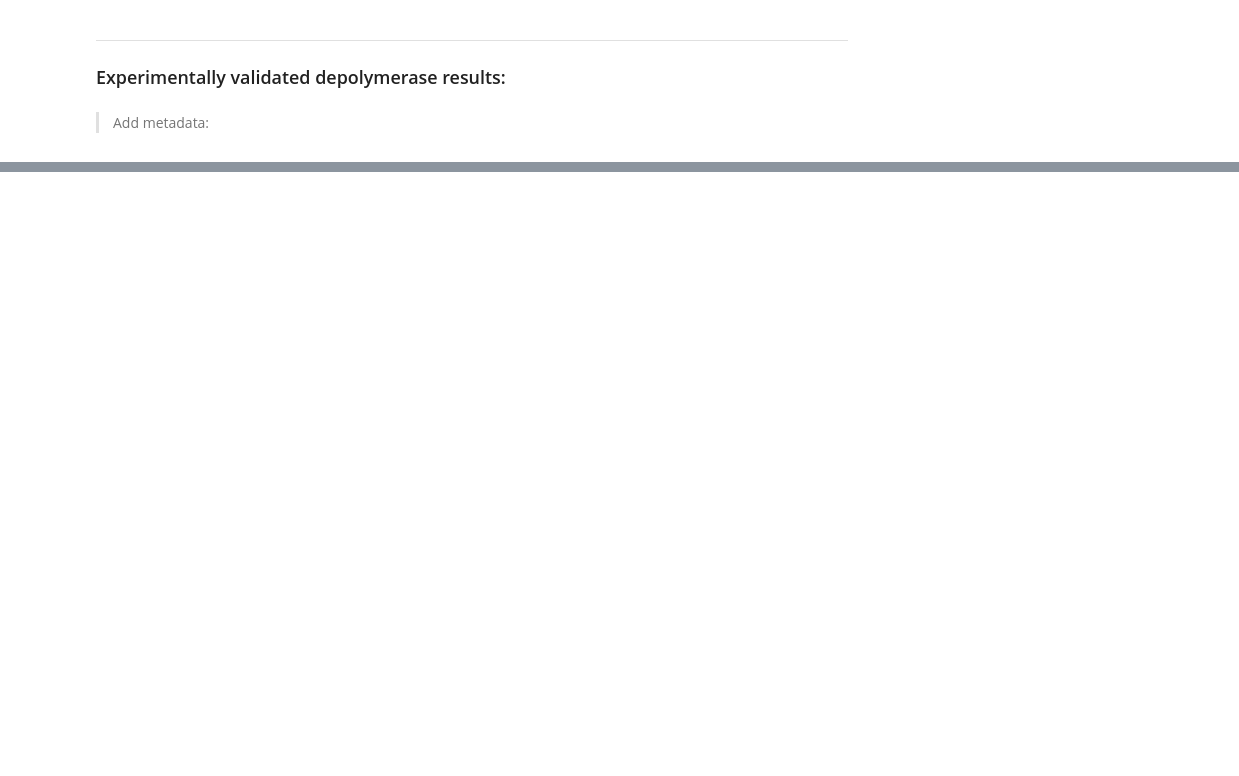
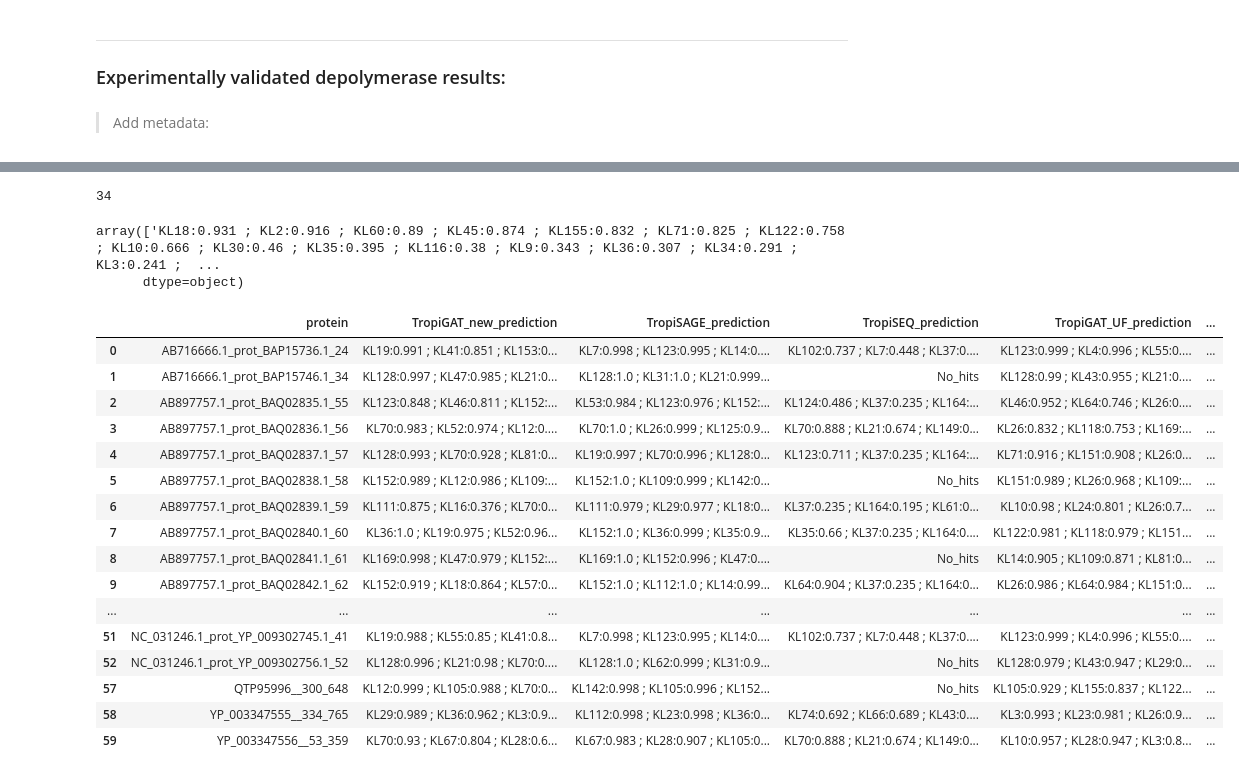
Before and after one commit to conchaeloko/DpoTropiSearch, a Jupyter notebook: benchmark/B.Compile_results.ipynb, the cells around one changed output, grey strips where cells are left out. Saved outputs shown, nothing was run; the diff lists cells and outputs as text; code cells hidden in the pictures; blank space fills up the shorter version.

```diff
--- a/benchmark/B.Compile_results.ipynb
+++ b/benchmark/B.Compile_results.ipynb
@@ -164,7 +170,7 @@ df_folds["protein_id"].tolist()
 # Initialize new columns :
 target_serie = []
 fold_serie = []
-tropigat_pred_serie, tropigatnew_pred_serie, tropiseq_pred_serie, sh_pred_serie, tropilr_pred_serie, tropisage_pred_serie = [], [], [] , [], [] , []
+tropigat_pred_serie, tropigatnew_pred_serie, tropiseq_pred_serie, tropiseq_pred_serie_uf ,tropigatnew_pred_serie_uf , sh_pred_serie, tropilr_pred_serie, tropisage_pred_serie = [], [], [] , [], [] , [], [], []
 
 # Feed comumns :
 for _, row in merged_df_clean_01.iterrows() :
@@ -198,6 +204,14 @@ for _, row in merged_df_clean_01.iterrows() :
         else :
             tropigatnew_pred_serie.append(0)
 
+        # TropiGAT_new_UF part :
+        tropigat_pred = set([x.split(":")[0].strip() for x in row["prediction_TropiGAT_UF"].split(";")])
+        good_calls = tropigat_pred.intersection(targets)
+        if len(good_calls) > 0 :
+            tropigatnew_pred_serie_uf.append(",".join(list(good_calls)))
+        else :
+            tropigatnew_pred_serie_uf.append(0)
+
         # TropiSAGE part :
         tropigat_pred = set([x.split(":")[0].strip() for x in row["prediction_TropiSAGE"].split(";")])
         good_calls = tropigat_pred.intersection(targets)
@@ -217,6 +231,18 @@ for _, row in merged_df_clean_01.iterrows() :
                 tropiseq_pred_serie.append(0)
         else :
             tropiseq_pred_serie.append(0)
+
+        # TropiSEQ UF  part :
+        if row["prediction_TropiSEQ"][0] != "N" :
+            tropiseq_pred = [x.split(":")[0].strip() for x in row["prediction_TropiSEQ_UF"].split(";")]
+            top_predictions = set(tropiseq_pred)
+            good_calls = top_predictions.intersection(targets)
+            if len(good_calls) > 0 :
+                tropiseq_pred_serie_uf.append(",".join(list(good_calls)))
+            else :
+                tropiseq_pred_serie_uf.append(0)
+        else :
+            tropiseq_pred_serie_uf.append(0)
 
         # TropiLR part :
         if row["prediction_TropiLR"][0] != "N" :
@@ -603,9 +695,9 @@ comparative_helices_df
 ### Experimentally validated depolymerase results:
 # %%
 # regular filtration:
-tropigat_pred_xp_df = pd.read_csv(f"{path_benchmark}/TropiGAT.exp_val_depolymerase.tsv", sep = "\t", names = ["protein", "TropiGAT_prediction"])
-tropigat_new_pred_xp_df = pd.read_csv(f"{path_benchmark}/TropiGAT.review.exp_val_depolymerase.tsv", sep = "\t", names = ["protein", "TropiGAT_new_prediction"])
-tropigat_no_heads_pred_xp_df = pd.read_csv(f"{path_benchmark}/TropiGAT_no_heads.review.exp_val_depolymerase.tsv", sep = "\t", names = ["protein", "TropiGAT_no_heads_prediction"])
+#tropigat_pred_xp_df = pd.read_csv(f"{path_benchmark}/TropiGAT.exp_val_depolymerase.tsv", sep = "\t", names = ["protein", "TropiGAT_prediction"])
+tropigat_new_pred_xp_df = pd.read_csv(f"{path_benchmark}/TropiGAT_new.review.exp_val_depolymerase.tsv", sep = "\t", names = ["protein", "TropiGAT_new_prediction"])
+#tropigat_no_heads_pred_xp_df = pd.read_csv(f"{path_benchmark}/TropiGAT_no_heads.review.exp_val_depolymerase.tsv", sep = "\t", names = ["protein", "TropiGAT_no_heads_prediction"])
 
 
 tropisage_pred_xp_df = pd.read_csv(f"{path_benchmark}/TropiSAGE.review.exp_val_depolymerase.tsv", sep = "\t", names = ["protein", "TropiSAGE_prediction"])
@@ -614,10 +706,10 @@ tropiseq_pred_xp_df = pd.read_csv(f"{path_benchmark}/TropiSEQ.p_05.exp_val_depol
 tropilr_pred_xp_df = pd.read_csv(f"{path_benchmark}/TropiLogReg.exp_val_depolymerase.tsv", sep = "\t", names = ["protein", "TropiLR_prediction"])
 
 # Ultra filtration:
-tropigat_new_pred_xp_df_uf = pd.read_csv(f"{path_benchmark}/TropiGAT_UF.review.exp_val_depolymerase.tsv", sep = "\t", names = ["protein", "TropiGAT_UF_prediction"])
+tropigat_new_pred_xp_df_uf = pd.read_csv(f"{path_benchmark}/TropiGAT_new_UF.review.exp_val_depolymerase.tsv", sep = "\t", names = ["protein", "TropiGAT_UF_prediction"])
 tropisage_pred_xp_df_uf = pd.read_csv(f"{path_benchmark}/TropiSAGE_UF.review.exp_val_depolymerase.tsv", sep = "\t", names = ["protein", "TropiSAGE_UF_prediction"])
 
-tropiseq_pred_xp_df_uf = pd.read_csv(f"{path_benchmark}/TropiSEQ_UF.p_05.exp_val_depolymerase.tsv", sep = "\t", names = ["protein", "TropiSEQ_UF_prediction"])
+tropiseq_pred_xp_df_uf = pd.read_csv(f"{path_benchmark}/TropiSEQ_UF_70.p_05.exp_val_depolymerase.tsv", sep = "\t", names = ["protein", "TropiSEQ_UF_prediction"])
 #tropilr_pred_xp_df = pd.read_csv(f"{path_benchmark}/TropiLogReg.exp_val_depolymerase.tsv", sep = "\t", names = ["protein", "prediction"])
 
 # SpikeHunter
@@ -650,5 +722,8 @@ info_depo
 # %%
-merged_df = tropigat_pred_xp_df.merge(tropigat_new_pred_xp_df, on='protein', how='inner').merge(tropisage_pred_xp_df, on='protein', how='inner').merge(tropiseq_pred_xp_df, on='protein', how='inner').merge(tropigat_new_pred_xp_df_uf, on='protein', how='inner').merge(tropisage_pred_xp_df_uf, on='protein', how='inner').merge(tropiseq_pred_xp_df_uf, on='protein', how='inner').merge(SH_pred_xp_df, on='protein', how='inner').merge(tropigat_no_heads_pred_xp_df, on='protein', how='inner')
+#merged_df = tropigat_pred_xp_df.merge(tropigat_new_pred_xp_df, on='protein', how='inner').merge(tropisage_pred_xp_df, on='protein', how='inner').merge(tropiseq_pred_xp_df, on='protein', how='inner').merge(tropigat_new_pred_xp_df_uf, on='protein', how='inner').merge(tropisage_pred_xp_df_uf, on='protein', how='inner').merge(tropiseq_pred_xp_df_uf, on='protein', how='inner').merge(SH_pred_xp_df, on='protein', how='inner').merge(tropigat_no_heads_pred_xp_df, on='protein', how='inner').merge(tropilr_pred_xp_df, on='protein', how='inner')
+#merged_df = tropigat_pred_xp_df.merge(tropigat_new_pred_xp_df, on='protein', how='inner').merge(tropisage_pred_xp_df, on='protein', how='inner').merge(tropiseq_pred_xp_df, on='protein', how='inner').merge(tropigat_new_pred_xp_df_uf, on='protein', how='inner').merge(tropisage_pred_xp_df_uf, on='protein', how='inner').merge(tropiseq_pred_xp_df_uf, on='protein', how='inner').merge(SH_pred_xp_df, on='protein', how='inner').merge(tropilr_pred_xp_df, on='protein', how='inner')
+merged_df = tropigat_new_pred_xp_df.merge(tropisage_pred_xp_df, on='protein', how='inner').merge(tropiseq_pred_xp_df, on='protein', how='inner').merge(tropigat_new_pred_xp_df_uf, on='protein', how='inner').merge(tropisage_pred_xp_df_uf, on='protein', how='inner').merge(tropiseq_pred_xp_df_uf, on='protein', how='inner').merge(SH_pred_xp_df, on='protein', how='inner').merge(tropilr_pred_xp_df, on='protein', how='inner')
+
 
 missing_protein = merged_df[~merged_df["protein"].isin(list(info_depo["protein"]))]["protein"]
 merged_df = merged_df[merged_df["protein"].isin(list(info_depo["protein"]))]
@@ -665,8 +740,3 @@ for _, row in merged_df.iterrows() :
 
 merged_df["Target"] = target_col
 merged_df["Phage"] = phage_col
-
-'''merged_df = merged_df[['Phage','protein', 'TropiGAT_prediction', 'TropiGAT_UF_prediction_x',
-       'TropiSAGE_prediction', 'TropiSEQ_UF_prediction_x',
-       'TropiGAT_UF_prediction_y', 'TropiSAGE_UF_prediction',
-       'TropiSEQ_UF_prediction_y', 'SpikeHunter_prediction', 'Target']]'''
@@ -695,3 +743,35 @@ Name: protein, dtype: object
+# %%
+merged_df
+
+len(merged_df)
+# %% [output]
+34
+# %%
+merged_df[merged_df["protein"] == "APZ82768__116_426"]["TropiGAT_UF_prediction"].values
+# %% [output]
+array(['KL18:0.931 ; KL2:0.916 ; KL60:0.89 ; KL45:0.874 ; KL155:0.832 ; KL71:0.825 ; KL122:0.758 ; KL10:0.666 ; KL30:0.46 ; KL35:0.395 ; KL116:0.38 ; KL9:0.343 ; KL36:0.307 ; KL34:0.291 ; KL3:0.241 ;  ...
+      dtype=object)
+# %%
+
+merged_df
+# %% [output]
+|  | protein | TropiGAT_new_prediction | TropiSAGE_prediction | TropiSEQ_prediction | TropiGAT_UF_prediction | ... |
+| 0 | AB716666.1_prot_BAP15736.1_24 | KL19:0.991 ; KL41:0.851 ; KL153:0... | KL7:0.998 ; KL123:0.995 ; KL14:0.... | KL102:0.737 ; KL7:0.448 ; KL37:0.... | KL123:0.999 ; KL4:0.996 ; KL55:0.... | ... |
+| 1 | AB716666.1_prot_BAP15746.1_34 | KL128:0.997 ; KL47:0.985 ; KL21:0... | KL128:1.0 ; KL31:1.0 ; KL21:0.999... | No_hits | KL128:0.99 ; KL43:0.955 ; KL21:0.... | ... |
+| 2 | AB897757.1_prot_BAQ02835.1_55 | KL123:0.848 ; KL46:0.811 ; KL152:... | KL53:0.984 ; KL123:0.976 ; KL152:... | KL124:0.486 ; KL37:0.235 ; KL164:... | KL46:0.952 ; KL64:0.746 ; KL26:0.... | ... |
+| 3 | AB897757.1_prot_BAQ02836.1_56 | KL70:0.983 ; KL52:0.974 ; KL12:0.... | KL70:1.0 ; KL26:0.999 ; KL125:0.9... | KL70:0.888 ; KL21:0.674 ; KL149:0... | KL26:0.832 ; KL118:0.753 ; KL169:... | ... |
+| 4 | AB897757.1_prot_BAQ02837.1_57 | KL128:0.993 ; KL70:0.928 ; KL81:0... | KL19:0.997 ; KL70:0.996 ; KL128:0... | KL123:0.711 ; KL37:0.235 ; KL164:... | KL71:0.916 ; KL151:0.908 ; KL26:0... | ... |
+| 5 | AB897757.1_prot_BAQ02838.1_58 | KL152:0.989 ; KL12:0.986 ; KL109:... | KL152:1.0 ; KL109:0.999 ; KL142:0... | No_hits | KL151:0.989 ; KL26:0.968 ; KL109:... | ... |
+| 6 | AB897757.1_prot_BAQ02839.1_59 | KL111:0.875 ; KL16:0.376 ; KL70:0... | KL111:0.979 ; KL29:0.977 ; KL18:0... | KL37:0.235 ; KL164:0.195 ; KL61:0... | KL10:0.98 ; KL24:0.801 ; KL26:0.7... | ... |
+| 7 | AB897757.1_prot_BAQ02840.1_60 | KL36:1.0 ; KL19:0.975 ; KL52:0.96... | KL152:1.0 ; KL36:0.999 ; KL35:0.9... | KL35:0.66 ; KL37:0.235 ; KL164:0.... | KL122:0.981 ; KL118:0.979 ; KL151... | ... |
+| 8 | AB897757.1_prot_BAQ02841.1_61 | KL169:0.998 ; KL47:0.979 ; KL152:... | KL169:1.0 ; KL152:0.996 ; KL47:0.... | No_hits | KL14:0.905 ; KL109:0.871 ; KL81:0... | ... |
+| 9 | AB897757.1_prot_BAQ02842.1_62 | KL152:0.919 ; KL18:0.864 ; KL57:0... | KL152:1.0 ; KL112:1.0 ; KL14:0.99... | KL64:0.904 ; KL37:0.235 ; KL164:0... | KL26:0.986 ; KL64:0.984 ; KL151:0... | ... |
+| ... | ... | ... | ... | ... | ... | ... |
+| 51 | NC_031246.1_prot_YP_009302745.1_41 | KL19:0.988 ; KL55:0.85 ; KL41:0.8... | KL7:0.998 ; KL123:0.995 ; KL14:0.... | KL102:0.737 ; KL7:0.448 ; KL37:0.... | KL123:0.999 ; KL4:0.996 ; KL55:0.... | ... |
+| 52 | NC_031246.1_prot_YP_009302756.1_52 | KL128:0.996 ; KL21:0.98 ; KL70:0.... | KL128:1.0 ; KL62:0.999 ; KL31:0.9... | No_hits | KL128:0.979 ; KL43:0.947 ; KL29:0... | ... |
+| 57 | QTP95996__300_648 | KL12:0.999 ; KL105:0.988 ; KL70:0... | KL142:0.998 ; KL105:0.996 ; KL152... | No_hits | KL105:0.929 ; KL155:0.837 ; KL122... | ... |
+| 58 | YP_003347555__334_765 | KL29:0.989 ; KL36:0.962 ; KL3:0.9... | KL112:0.998 ; KL23:0.998 ; KL36:0... | KL74:0.692 ; KL66:0.689 ; KL43:0.... | KL3:0.993 ; KL23:0.981 ; KL26:0.9... | ... |
+| 59 | YP_003347556__53_359 | KL70:0.93 ; KL67:0.804 ; KL28:0.6... | KL67:0.983 ; KL28:0.907 ; KL105:0... | KL70:0.888 ; KL21:0.674 ; KL149:0... | KL10:0.957 ; KL28:0.947 ; KL3:0.8... | ... |
 # %%
 def get_target_rank(df):
     """
```
Also changed, not shown: parts of 24 cells of this notebook, 5 other files.
